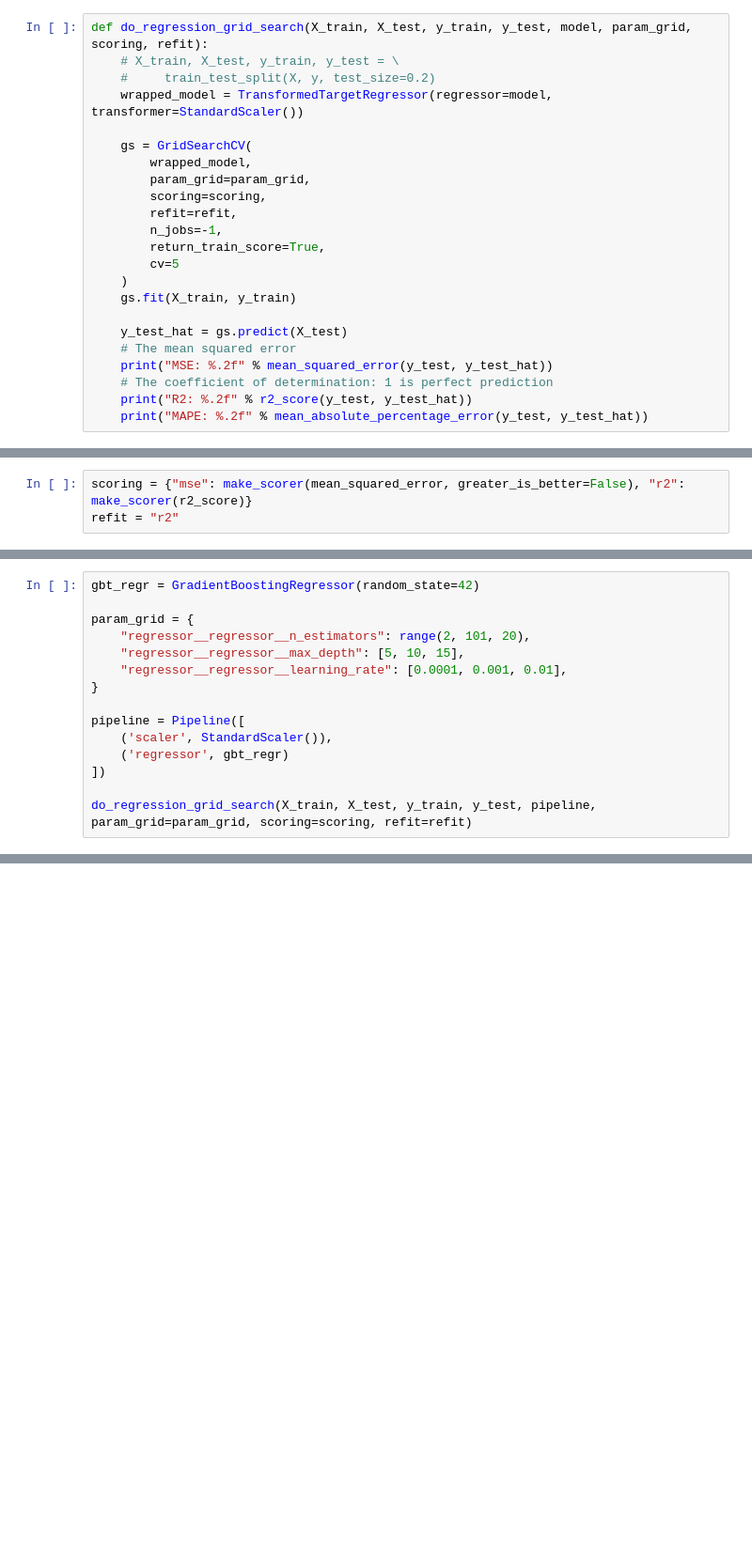
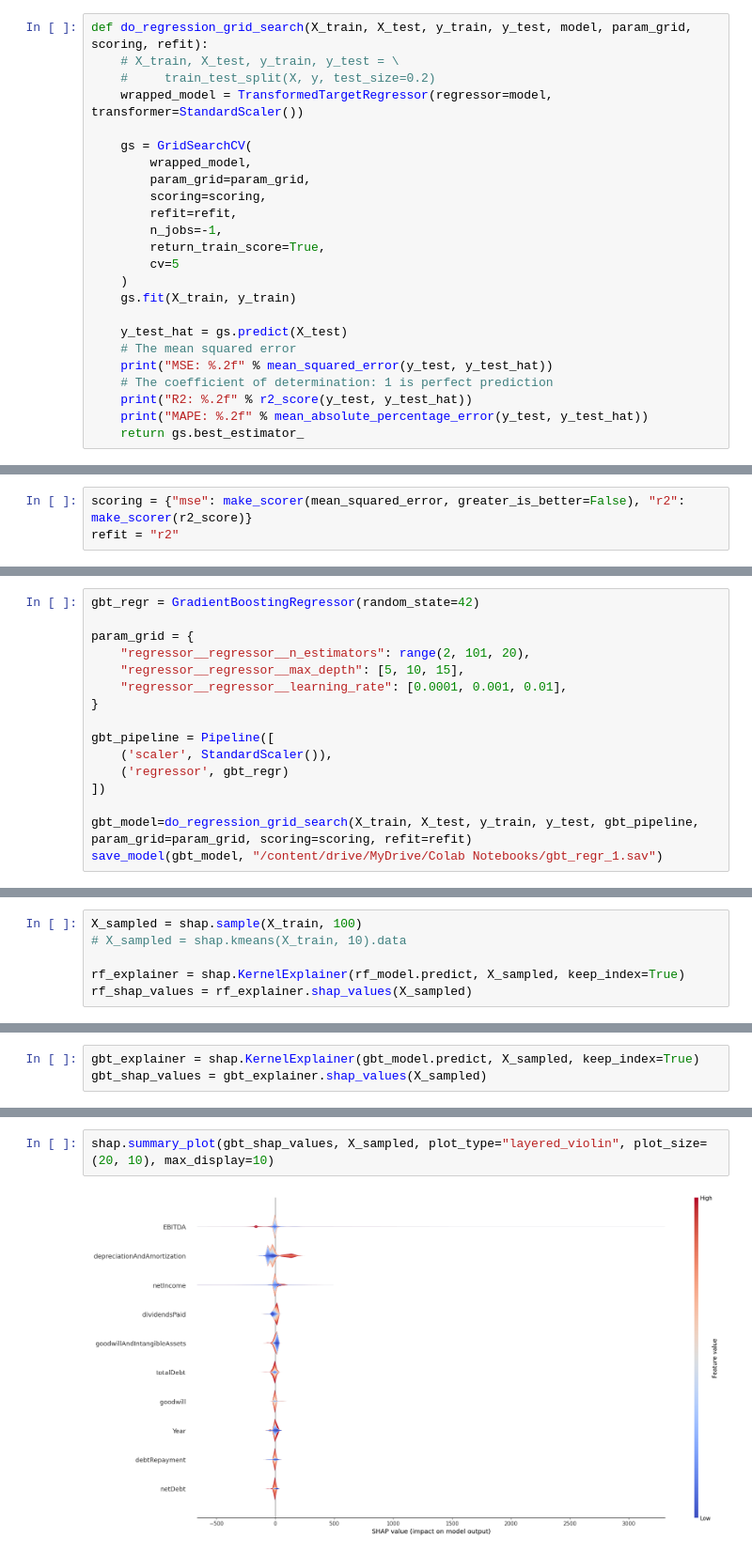
Before and after one commit to fatbuddy/layoffs-decoded, a Jupyter notebook: analysis/q2_regression.ipynb, the cells around one changed output, grey strips where cells are left out. Shown at 94% size. Cells and saved outputs as stored; diff of their text form; blank space fills up the shorter version.

```diff
--- a/analysis/q2_regression.ipynb
+++ b/analysis/q2_regression.ipynb
@@ -138,3 +180,4 @@ def do_regression_grid_search(X_train, X_test, y_train, y_test, model, param_gri
     # The coefficient of determination: 1 is perfect prediction
     print("R2: %.2f" % r2_score(y_test, y_test_hat))
     print("MAPE: %.2f" % mean_absolute_percentage_error(y_test, y_test_hat))
+    return gs.best_estimator_
@@ -186,10 +237,11 @@ param_grid = {
     "regressor__regressor__learning_rate": [0.0001, 0.001, 0.01],
 }
 
-pipeline = Pipeline([
+gbt_pipeline = Pipeline([
     ('scaler', StandardScaler()),
     ('regressor', gbt_regr)
 ])
 
-do_regression_grid_search(X_train, X_test, y_train, y_test, pipeline, param_grid=param_grid, scoring=scoring, refit=refit)
+gbt_model=do_regression_grid_search(X_train, X_test, y_train, y_test, gbt_pipeline, param_grid=param_grid, scoring=scoring, refit=refit)
+save_model(gbt_model, "/content/drive/MyDrive/Colab Notebooks/gbt_regr_1.sav")
 # %% [output]
@@ -198,0 +258,6 @@ MAPE: 6.15
+# %%
+X_sampled = shap.sample(X_train, 100)
+# X_sampled = shap.kmeans(X_train, 10).data
+
+rf_explainer = shap.KernelExplainer(rf_model.predict, X_sampled, keep_index=True)
+rf_shap_values = rf_explainer.shap_values(X_sampled)
@@ -198,0 +268,3 @@ MAPE: 6.15
+# %%
+gbt_explainer = shap.KernelExplainer(gbt_model.predict, X_sampled, keep_index=True)
+gbt_shap_values = gbt_explainer.shap_values(X_sampled)
@@ -198,0 +273,4 @@ MAPE: 6.15
+# %%
+shap.summary_plot(gbt_shap_values, X_sampled, plot_type="layered_violin", plot_size=(20, 10), max_display=10)
+# %% [output]
+[figure, added]
```
Also changed, not shown: parts of 23 cells of this notebook.
